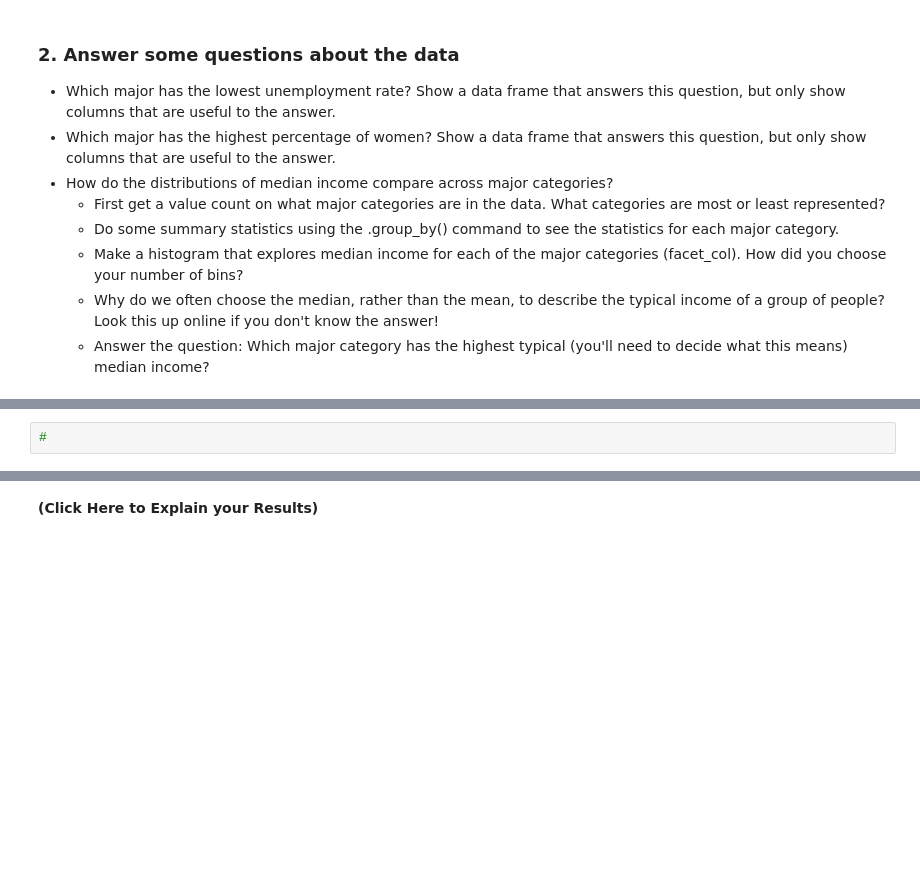
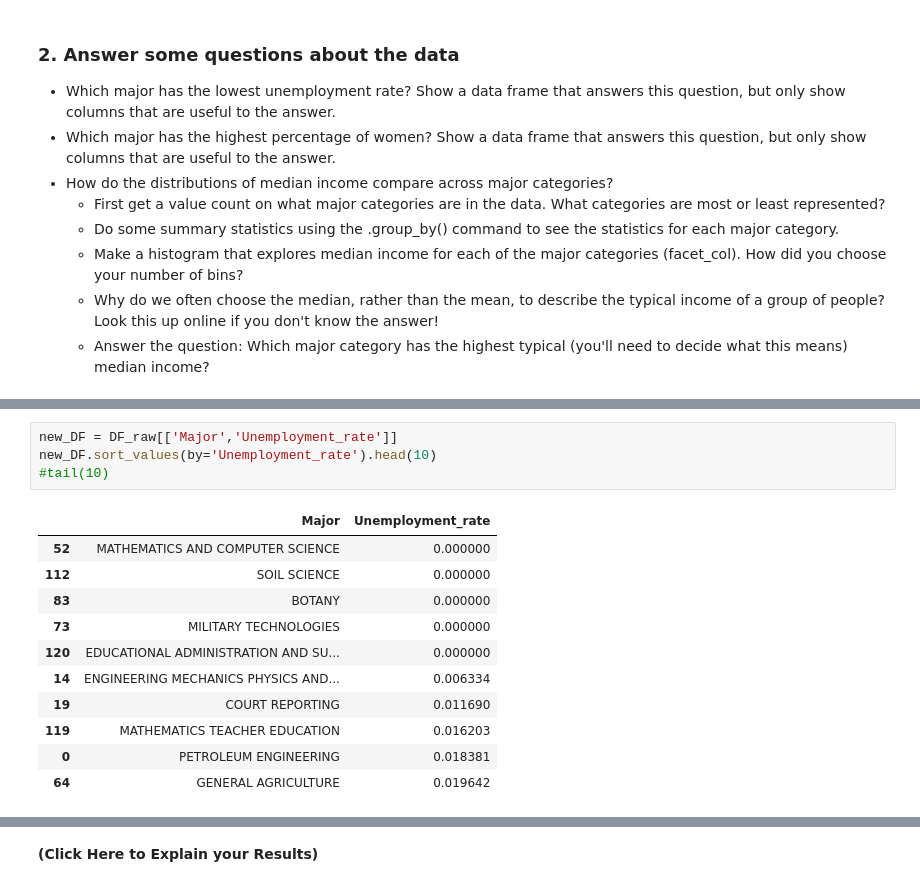
Before and after one commit to josephmadigan-alt/Data101_JosephMadiganRePo, a Jupyter notebook: Day7.ipynb, the cells around one changed output, grey strips where cells are left out. Saved outputs shown, nothing was run; the diff lists cells and outputs as text; blank space fills up the shorter version.

```diff
--- a/Day7.ipynb
+++ b/Day7.ipynb
@@ -212,2 +209,16 @@ DF_raw
 # %%
-#
+new_DF = DF_raw[['Major','Unemployment_rate']]
+new_DF.sort_values(by='Unemployment_rate').head(10)
+#tail(10)
+# %% [output]
+|  | Major | Unemployment_rate |
+| 52 | MATHEMATICS AND COMPUTER SCIENCE | 0.000000 |
+| 112 | SOIL SCIENCE | 0.000000 |
+| 83 | BOTANY | 0.000000 |
+| 73 | MILITARY TECHNOLOGIES | 0.000000 |
+| 120 | EDUCATIONAL ADMINISTRATION AND SU... | 0.000000 |
+| 14 | ENGINEERING MECHANICS PHYSICS AND... | 0.006334 |
+| 19 | COURT REPORTING | 0.011690 |
+| 119 | MATHEMATICS TEACHER EDUCATION | 0.016203 |
+| 0 | PETROLEUM ENGINEERING | 0.018381 |
+| 64 | GENERAL AGRICULTURE | 0.019642 |
```
Also changed, not shown: parts of 11 cells of this notebook, 2 other files.
